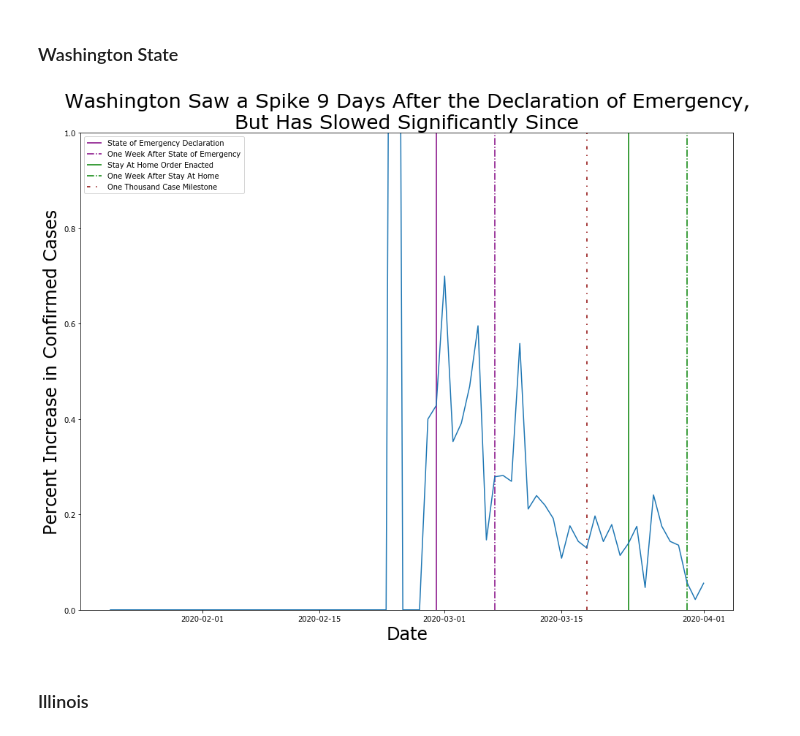
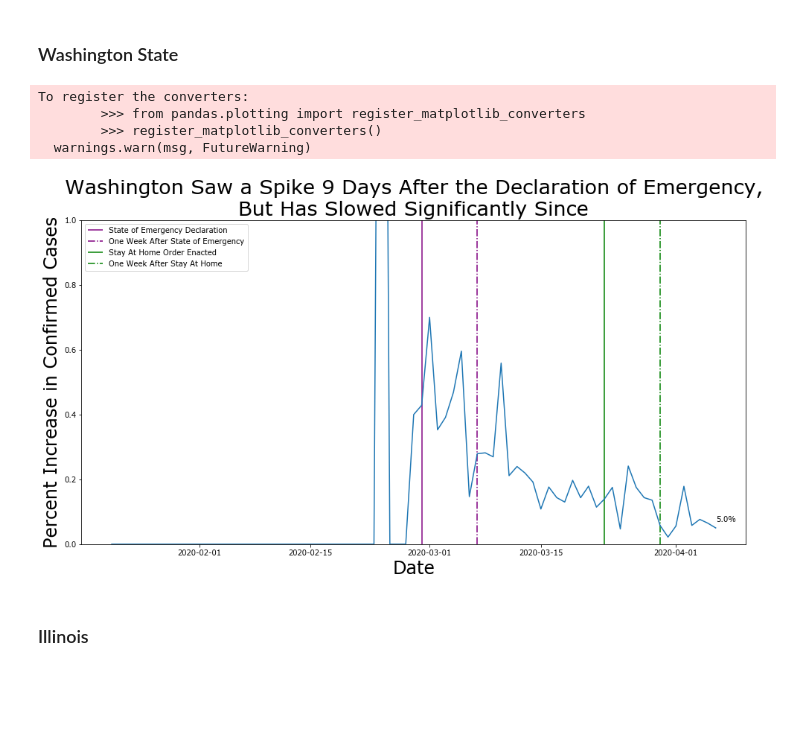
Before and after one commit to nmwhitehead/Coronavirus-USA, a Jupyter notebook: U.S. NYT Data.ipynb, the cells around one changed output. Saved outputs shown, nothing was run; the diff lists cells and outputs as text; code cells hidden in the pictures; blank space fills up the shorter version.

```diff
--- a/U.S. NYT Data.ipynb
+++ b/U.S. NYT Data.ipynb
@@ -49,0 +63,8 @@ array(['Washington', 'Illinois', 'California', 'Arizona', 'Massachusetts',
+# %%
+# Fixed it
+total_us_data['date'] = pd.to_datetime(total_us_data['date'])
+# %%
+# Took me a few days, but I figured out how to do pct_change with groupby
+# This will show the percent change in cases by day
+total_us_data['percent_change'] = total_us_data.groupby('state').cases.pct_change()
+total_us_data['percent_change'].fillna(0, inplace=True)
@@ -55,8 +86,8 @@ def state_info(state):
     data = total_us_data[total_us_data.state.str.contains(state)]
     data.date = pd.to_datetime(data.date)
     data = data.set_index(data.date)
-    data['percent_change'] = data.cases.pct_change()
-    data.percent_change.fillna(0, inplace=True)
+#     data['percent_change'] = data.cases.pct_change()
+#     data.percent_change.fillna(0, inplace=True)
     return data.drop(labels='date', axis=1)
 # %%
 # Function Test
@@ -161,29 +195,39 @@ def thousand_case_milestone(state):
+# %%
+# And a function to check the current spread rate
+def most_recent(state):
+    plt.text(x=state.index[-1], y=state.percent_change[-1]+0.02, s=f'{round(state.percent_change[-1]*100, 1)}%')
 # %% [markdown]
 ### Washington State
 # %%
-plt.figure(figsize=(16,12))
+plt.figure(figsize=(16,8))
 plt.title("Washington Saw a Spike 9 Days After the Declaration of Emergency,\nBut Has Slowed Significantly Since", size=27)
 
 plt.xlabel('Date', size=24)
 plt.ylabel('Percent Increase in Confirmed Cases', size=24)
 
 # https://www.governor.wa.gov/news-media/inslee-issues-covid-19-emergency-proclamation
 plt.vlines(x=dt.date(2020, 2, 29), ymin=0, ymax=1, linestyles='solid', color='purple', label='State of Emergency Declaration')
 plt.vlines(x=dt.date(2020, 3, 7), ymin=0, ymax=1, linestyle='dashdot', color='purple', label='One Week After State of Emergency')
 
 # https://medium.com/wagovernor/inslee-announces-stay-home-stay-healthy-order-4891a7511f5e
 plt.vlines(x=dt.date(2020, 3, 23), ymin=0, ymax=1, linestyles='solid', color='green', label='Stay At Home Order Enacted')
 plt.vlines(x=dt.date(2020, 3, 30), ymin=0, ymax=1, linestyle='dashdot', color='green', label='One Week After Stay At Home')
 
-thousand_case_milestone(washington_data)
+# thousand_case_milestone(washington_data)
+
+most_recent(washington_data)
 
 plt.ylim(ymin=0, ymax=1)
 
 plt.plot(washington_data.percent_change)
 
 plt.legend(loc='upper left');
 # %% [output]
+To register the converters:
+        >>> from pandas.plotting import register_matplotlib_converters
+        >>> register_matplotlib_converters()
+  warnings.warn(msg, FutureWarning)
-[figure, old version]
+[figure, new version]
 # %% [markdown]
 ### Illinois
 # %%
```
Also changed, not shown: parts of 48 cells of this notebook, 2 other files.
